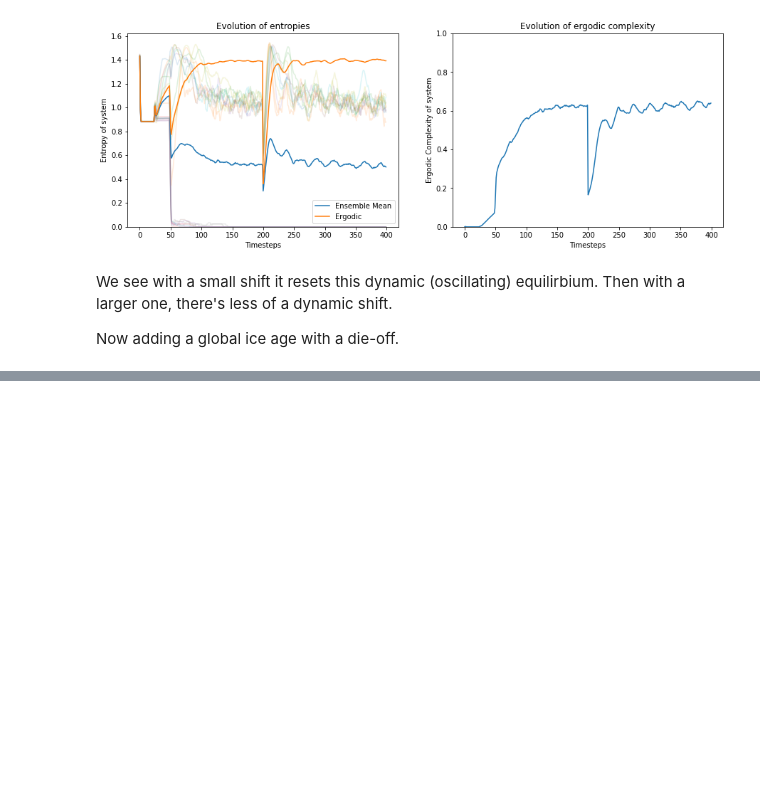
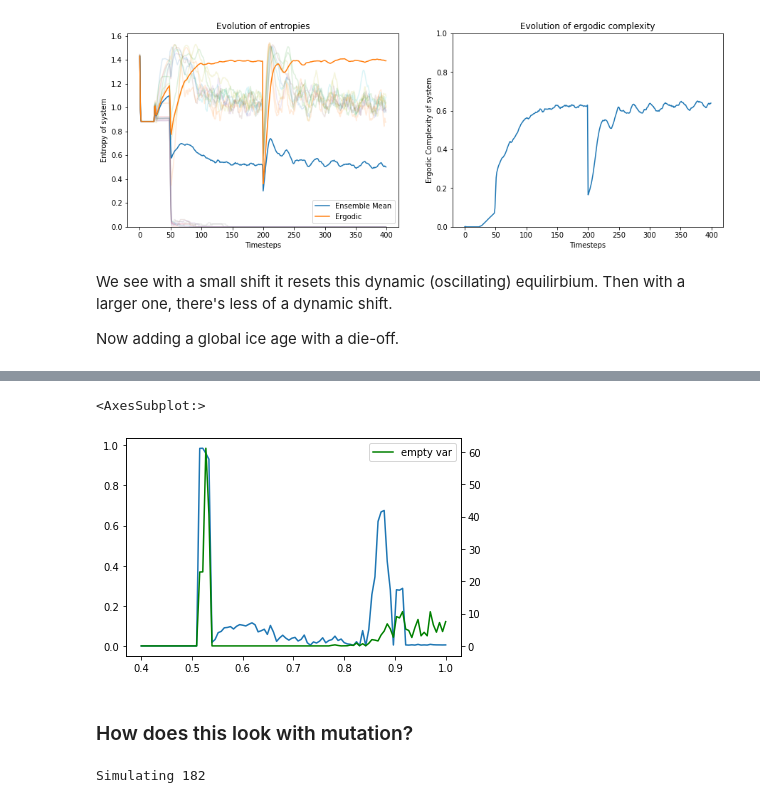
Before and after one commit to timjdavey/incoherence, a Jupyter notebook: notebooks/Analysis Daisyworld.ipynb, the cells around one changed output, grey strips where cells are left out. Drawn from its saved outputs; the diff is of its cells as text; code cells hidden in the pictures; blank space fills up the shorter version.

```diff
--- a/notebooks/Analysis Daisyworld.ipynb
+++ b/notebooks/Analysis Daisyworld.ipynb
@@ -356,0 +420,51 @@ Now adding a global ice age with a die-off.
+# %%
+import matplotlib.pyplot as plt
+fig, ax1 = plt.subplots()
+ax2 = ax1.twinx()
+#sns.lineplot(x=luminosities, y=np.var(counts['black'], axis=1), ax=ax2, color="red", label="black var")
+#sns.lineplot(x=luminosities, y=np.var(counts['white'], axis=1), ax=ax2, color="orange", label="white var")
+sns.lineplot(x=luminosities, y=np.var(temperature, axis=1), ax=ax2, color="green", label="empty var")
+#sns.lineplot(x=luminosities, y=np.var(counts['empty'], axis=1), ax=ax2, color="green", label="empty var")
+sns.lineplot(x=luminosities, y=complexities['trend'], ax=ax1)
+# %% [output]
+<AxesSubplot:>
+[figure, added]
+# %% [markdown]
+### How does this look with mutation?
+# %%
+complexities = {'mean': [], 'trend':[], 'max': []}
+empties = []
+temperature = []
+
+luminosities = np.linspace(0.4, 1, 50)
+ensembles = 10
+distance = 200
+mutation_rate = 0.002
+
+for lum in luminosities:
+    worlds = []
+    for w in range(ensembles):
+        worlds.append(DaisyWorld({
+        'white': {'albedo': 0.75, 'initial': 0.3},
+        'black': {'albedo': 0.25, 'initial': 0.3},
+        }, luminosity=lum, mutate_p=mutation_rate, store=False))
+    analysis = DaisyWorldAnalysis(worlds, nbsetup.cp)
+    analysis.simulate(distance)
+    analysis.analyse()
+
+    # complexity
+    complexities['mean'].append(analysis.complexity_mean)
+    complexities['trend'].append(analysis.complexity_trend)
+    complexities['max'].append(analysis.complexity_max)
+
+    # alts
+    temp_temp = []
+    empties_temp = []
+    for w in worlds:
+        temp_temp.append(w.temperature)
+        empties_temp.append(w.counts['empty'])
+
+    temperature.append(temp_temp)
+    empties.append(empties_temp)
+# %% [output]
+Simulating 182
```
Also changed, not shown: parts of 8 cells of this notebook, 2 other files.
